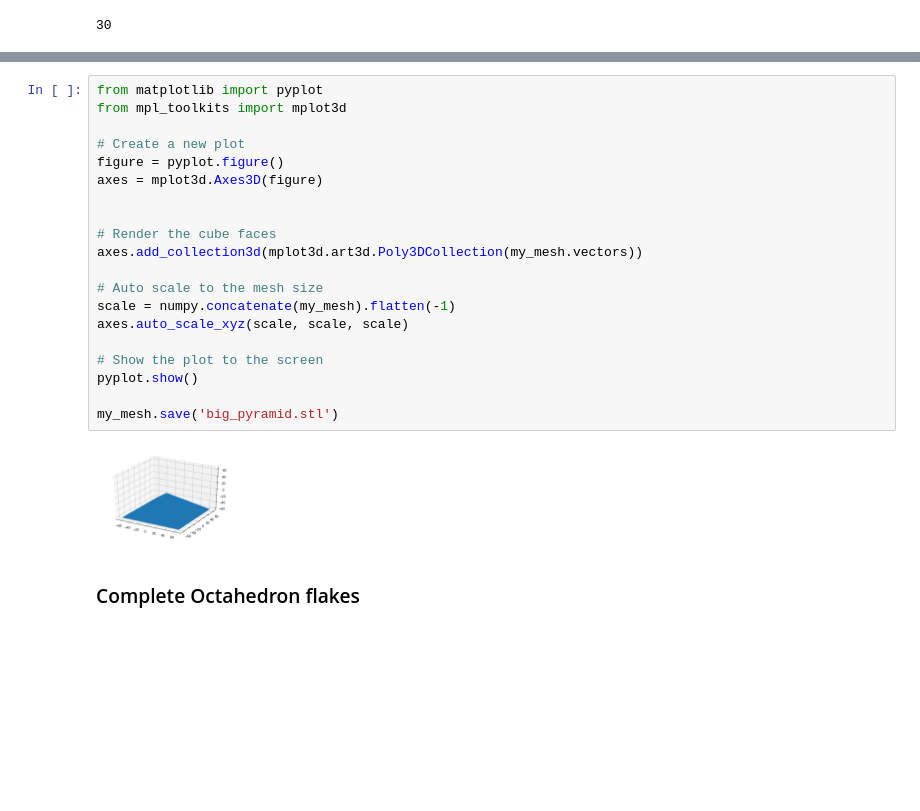
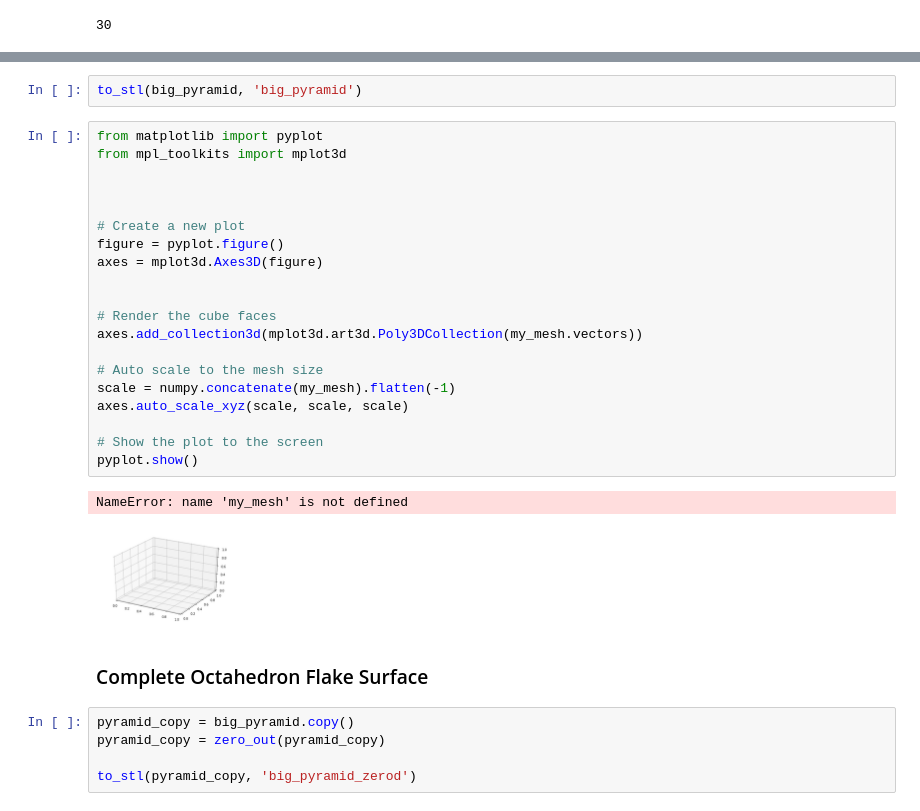
Before and after one commit to thomsn/fractals, a Jupyter notebook: life_mimicked.ipynb, the cells around one changed output, grey strips where cells are left out. Drawn from its saved outputs; the diff is of its cells as text; blank space fills up the shorter version.

```diff
--- a/life_mimicked.ipynb
+++ b/life_mimicked.ipynb
@@ -200,24 +180,32 @@ array([[[  1,   1,   0],
+# %%
+to_stl(big_pyramid, 'big_pyramid')
 # %%
 from matplotlib import pyplot
 from mpl_toolkits import mplot3d
+
+
 
 # Create a new plot
 figure = pyplot.figure()
 axes = mplot3d.Axes3D(figure)
 
 
 # Render the cube faces
 axes.add_collection3d(mplot3d.art3d.Poly3DCollection(my_mesh.vectors))
 
 # Auto scale to the mesh size
 scale = numpy.concatenate(my_mesh).flatten(-1)
 axes.auto_scale_xyz(scale, scale, scale)
 
 # Show the plot to the screen
 pyplot.show()
-
-my_mesh.save('big_pyramid.stl')
 # %% [output]
+NameError: name 'my_mesh' is not defined
-[figure, old version]
+[figure, new version]
 # %% [markdown]
-### Complete Octahedron flakes
+### Complete Octahedron Flake Surface
+# %%
+pyramid_copy = big_pyramid.copy()
+pyramid_copy = zero_out(pyramid_copy)
+
+to_stl(pyramid_copy, 'big_pyramid_zerod')
```
Also changed, not shown: parts of 7 cells of this notebook.
